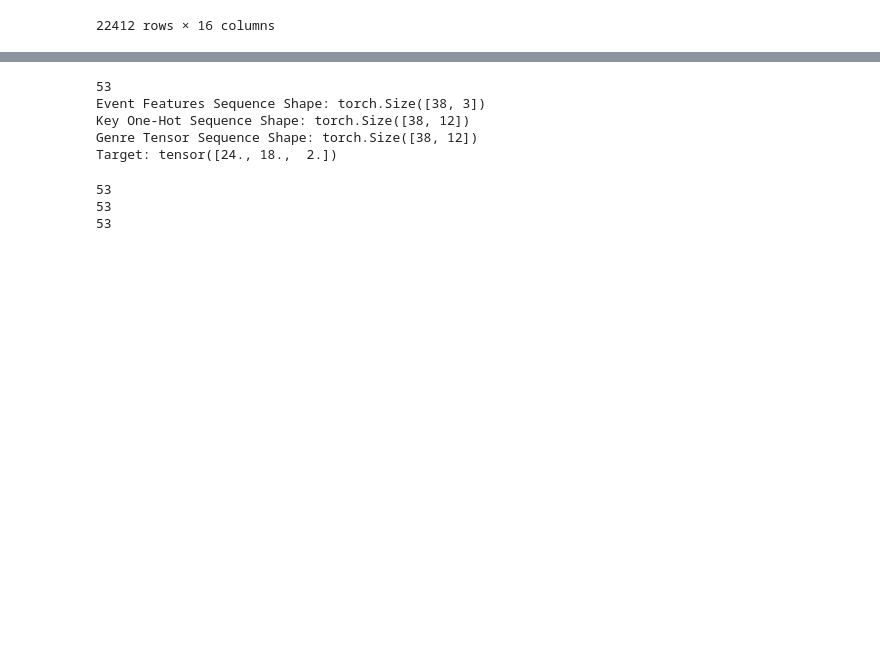
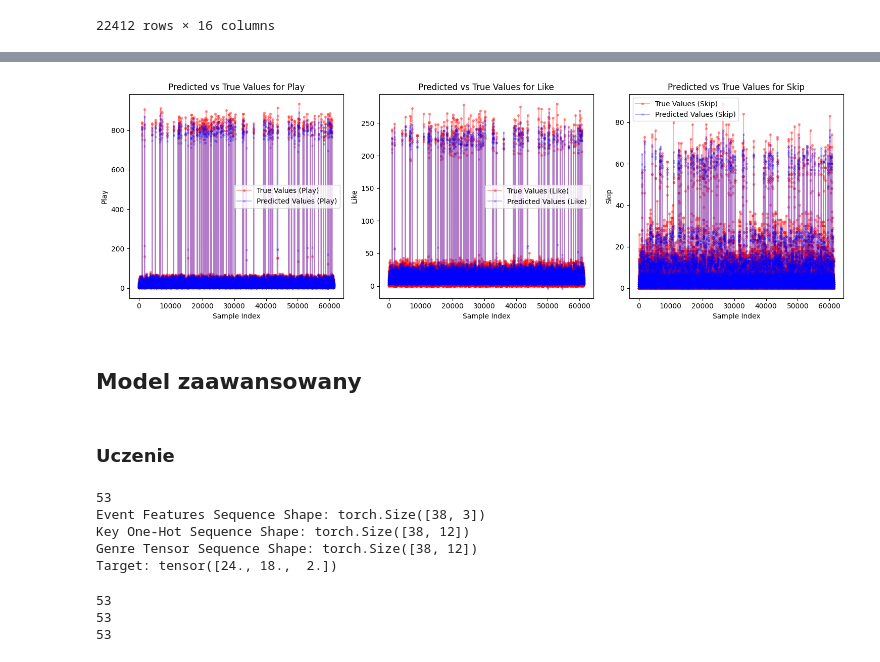
Before and after one commit to Kutyl87/IUM, a Jupyter notebook: notebooks/neural_model.ipynb, the cells around one changed output, grey strips where cells are left out. Saved outputs shown, nothing was run; the diff lists cells and outputs as text; code cells hidden in the pictures; blank space fills up the shorter version.

```diff
--- a/notebooks/neural_model.ipynb
+++ b/notebooks/neural_model.ipynb
@@ -454,3 +780,47 @@ tracks_artists
+# %%
+import matplotlib.pyplot as plt
+
+# Assuming y_true and y_pred are tensors of shape [batch_size, 3]
+# The first feature is for play, the second for like, and the third for skip.
+
+# Create a 1x3 grid for subplots
+fig, axs = plt.subplots(1, 3, figsize=(15, 5))
+
+# Plot the first feature (play) on the first subplot
+axs[0].plot(y_true[:, 0].numpy(), label='True Values (Play)', color='red', marker='o', markersize=3, linestyle='-', alpha=0.3)
+axs[0].plot(y_pred[:, 0].numpy(), label='Predicted Values (Play)', color='blue', marker='x', markersize=3, linestyle='-', alpha=0.3)
+axs[0].set_title('Predicted vs True Values for Play')
+axs[0].set_xlabel('Sample Index')
+axs[0].set_ylabel('Play')
+axs[0].legend()
+
+# Plot the second feature (like) on the second subplot
+axs[1].plot(y_true[:, 1].numpy(), label='True Values (Like)', color='red', marker='o', markersize=3, linestyle='-', alpha=0.3)
+axs[1].plot(y_pred[:, 1].numpy(), label='Predicted Values (Like)', color='blue', marker='x', markersize=3, linestyle='-', alpha=0.3)
+axs[1].set_title('Predicted vs True Values for Like')
+axs[1].set_xlabel('Sample Index')
+axs[1].set_ylabel('Like')
+axs[1].legend()
+
+# Plot the third feature (skip) on the third subplot
+axs[2].plot(y_true[:, 2].numpy(), label='True Values (Skip)', color='red', marker='o', markersize=3, linestyle='-', alpha=0.3)
+axs[2].plot(y_pred[:, 2].numpy(), label='Predicted Values (Skip)', color='blue', marker='x', markersize=3, linestyle='-', alpha=0.3)
+axs[2].set_title('Predicted vs True Values for Skip')
+axs[2].set_xlabel('Sample Index')
+axs[2].set_ylabel('Skip')
+axs[2].legend()
+
+# Adjust layout for better spacing between subplots
+plt.tight_layout()
+
+# Display the plot
+plt.show()
+# %% [output]
+[figure, added]
+# %% [markdown]
+## Model zaawansowany
+# %% [markdown]
+### Uczenie
 # %%
 import torch
 from torch.utils.data import Dataset
```
Also changed, not shown: parts of 29 cells of this notebook, 2 other files.
